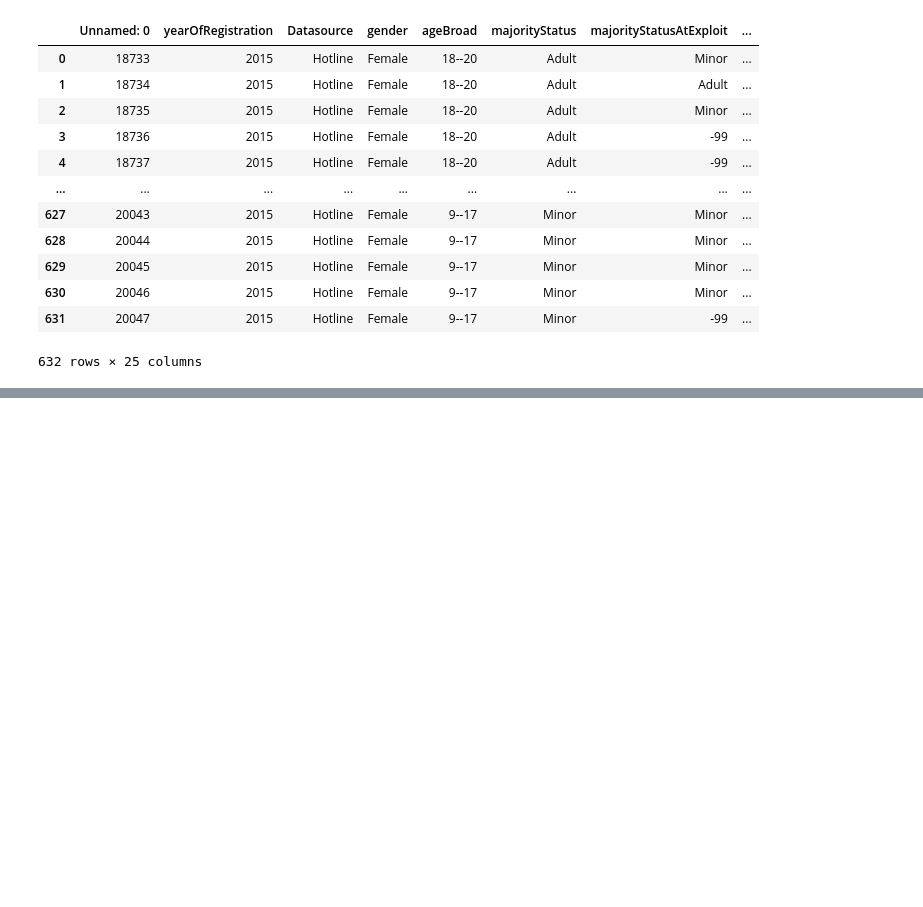
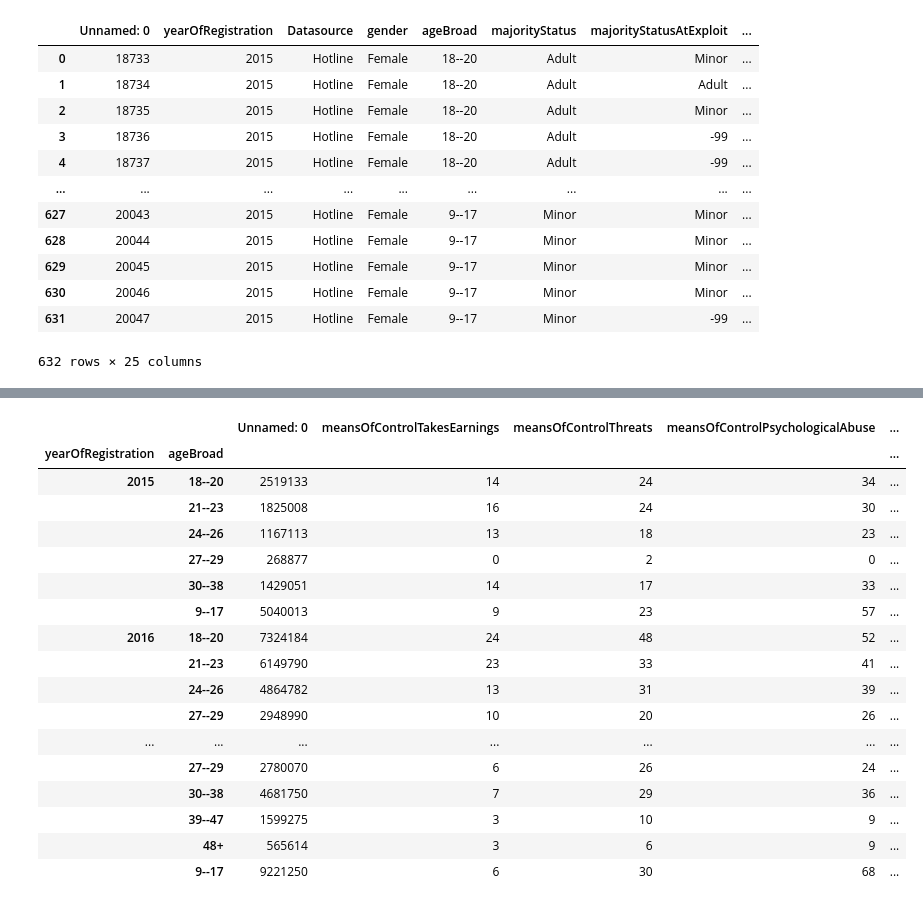
Before and after one commit to kmanning1224/Sexual-Assault-Analysis, a Jupyter notebook: SofieLab.ipynb, the cells around one changed output, grey strips where cells are left out. Saved outputs shown, nothing was run; the diff lists cells and outputs as text; code cells hidden in the pictures; blank space fills up the shorter version.

```diff
--- a/SofieLab.ipynb
+++ b/SofieLab.ipynb
@@ -83,0 +113,22 @@ y2015_df
+# %%
+tots_df = ds_df.groupby(["yearOfRegistration","ageBroad"]).sum()
+tots_df
+# %% [output]
+|  |  | Unnamed: 0 | meansOfControlTakesEarnings | meansOfControlThreats | meansOfControlPsychologicalAbuse | ... |
+| yearOfRegistration | ageBroad |  |  |  |  | ... |
+| 2015 | 18--20 | 2519133 | 14 | 24 | 34 | ... |
+|  | 21--23 | 1825008 | 16 | 24 | 30 | ... |
+|  | 24--26 | 1167113 | 13 | 18 | 23 | ... |
+|  | 27--29 | 268877 | 0 | 2 | 0 | ... |
+|  | 30--38 | 1429051 | 14 | 17 | 33 | ... |
+|  | 9--17 | 5040013 | 9 | 23 | 57 | ... |
+| 2016 | 18--20 | 7324184 | 24 | 48 | 52 | ... |
+|  | 21--23 | 6149790 | 23 | 33 | 41 | ... |
+|  | 24--26 | 4864782 | 13 | 31 | 39 | ... |
+|  | 27--29 | 2948990 | 10 | 20 | 26 | ... |
+| ... | ... | ... | ... | ... | ... | ... |
+|  | 27--29 | 2780070 | 6 | 26 | 24 | ... |
+|  | 30--38 | 4681750 | 7 | 29 | 36 | ... |
+|  | 39--47 | 1599275 | 3 | 10 | 9 | ... |
+|  | 48+ | 565614 | 3 | 6 | 9 | ... |
+|  | 9--17 | 9221250 | 6 | 30 | 68 | ... |
```
Also changed, not shown: parts of 4 cells of this notebook, 2 other files.
